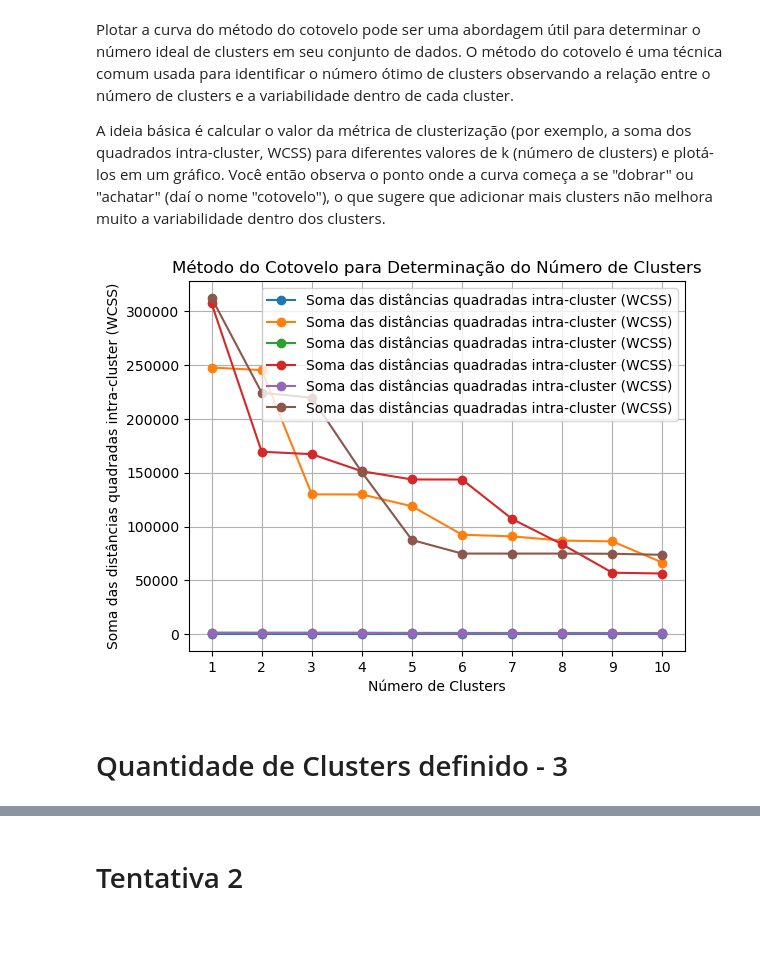
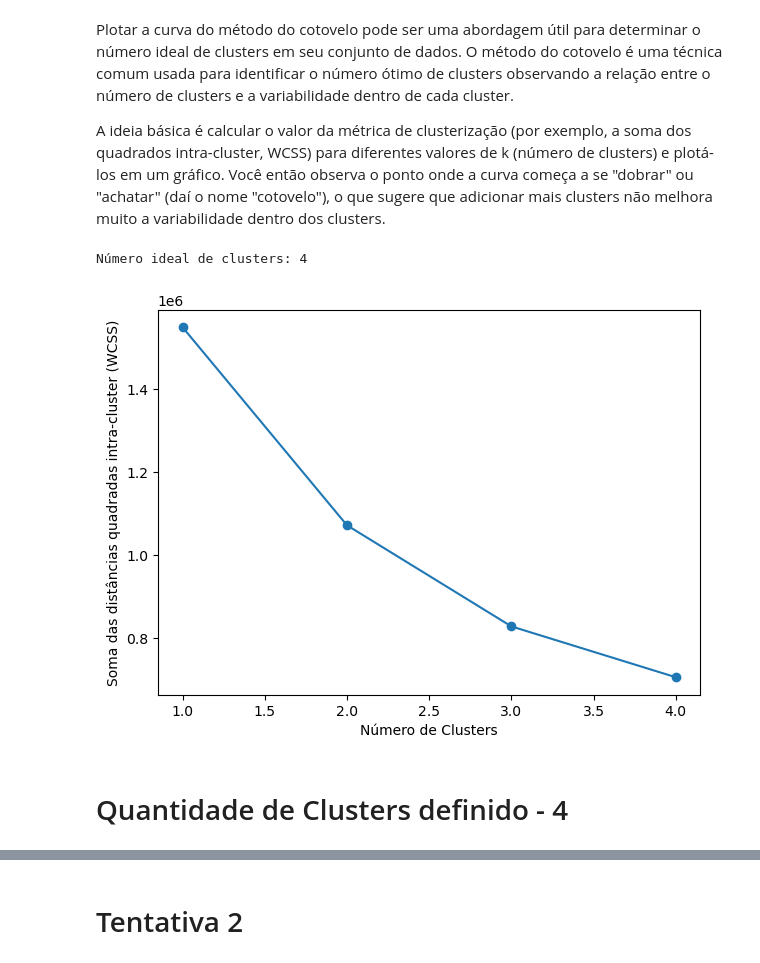
Before and after one commit to GabrieliBovi/Mestrado_Gabi, a Jupyter notebook: codigo_cluster.ipynb, the cells around one changed output, grey strips where cells are left out. Saved outputs shown, nothing was run; the diff lists cells and outputs as text; code cells hidden in the pictures; blank space fills up the shorter version.

```diff
--- a/codigo_cluster.ipynb
+++ b/codigo_cluster.ipynb
@@ -29,31 +31,36 @@ X = dados[['quant_primario', 'mean_primario',
-# %%
-# Vamos variar o número de clusters de 1 a 10
-n_clusters_range = range(1, 11)
-wcss = []
-
-for n_clusters in n_clusters_range:
-    # Definindo e ajustando o modelo de clusterização hierárquica
-    model = AgglomerativeClustering(n_clusters=n_clusters, linkage='ward')
-    model.fit(X)
-
-    # Calculando a métrica de clusterização (soma das distâncias quadradas)
-    labels = model.labels_
-    centers = np.array([X[labels == i].mean(axis=0) for i in range(n_clusters)])  # Calculando o centro de cada cluster
-    wcss.append(((X - centers[labels]) ** 2).sum())  # Calculando a soma das distâncias quadradas
-# %%
-# Plotando a curva do método do cotovelo com legenda
-plt.plot(n_clusters_range, wcss, marker='o', label='Soma das distâncias quadradas intra-cluster (WCSS)')
-plt.xlabel('Número de Clusters')
-plt.ylabel('Soma das distâncias quadradas intra-cluster (WCSS)')
-plt.title('Método do Cotovelo para Determinação do Número de Clusters')
-plt.xticks(n_clusters_range)
-plt.grid(True)
-plt.legend()
-plt.show()
-# %% [output]
-[figure, removed]
+# %%
+# Calcular a WCSS para diferentes números de clusters
+wcss = []
+for i in range(1, 5):
+    kmeans = KMeans(n_clusters=i, init='k-means++')
+    kmeans.fit(X)
+    wcss.append(kmeans.inertia_)
+
+# Calcular a diferença entre os valores de WCSS consecutivos
+differences = np.diff(wcss)
+
+# Encontrar o índice onde a diferença é máxima
+max_diff_index = np.argmax(differences)
+
+# O número ideal de clusters é o índice + 1
+optimal_clusters = max_diff_index + 2  # Adicionamos 2 porque o índice começa em 0 e queremos o número real de clusters
+
+print("Número ideal de clusters:", optimal_clusters)
+
+plt.figure(figsize=(7, 5))
+plt.plot(range(1, 5), wcss, marker='o')
+plt.xlabel('Número de Clusters')
+plt.ylabel('Soma das distâncias quadradas intra-cluster (WCSS)')
+
+# Salvar a figura
+#plt.savefig('Número de Clusters.png')
+
+plt.show()
+# %% [output]
+Número ideal de clusters: 4
+[figure, added]
 # %% [markdown]
-# Quantidade de Clusters definido - 3
+# Quantidade de Clusters definido - 4
 # %%
 # Carregar dados do Excel
 dados = pd.read_excel('neurito_ctl_ata.xlsx', sheet_name = "Sheet1", index_col=0)
```
Also changed, not shown: parts of 14 cells of this notebook.
